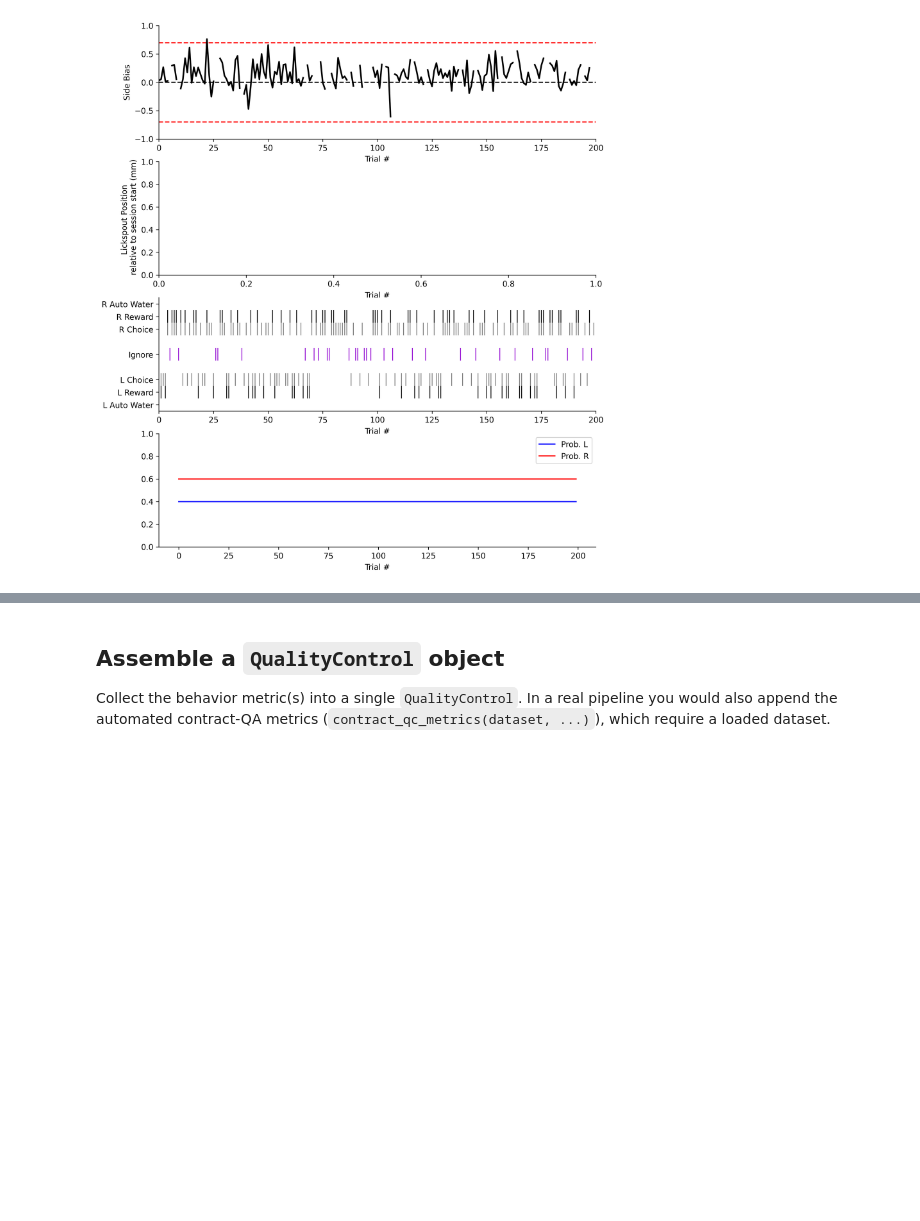
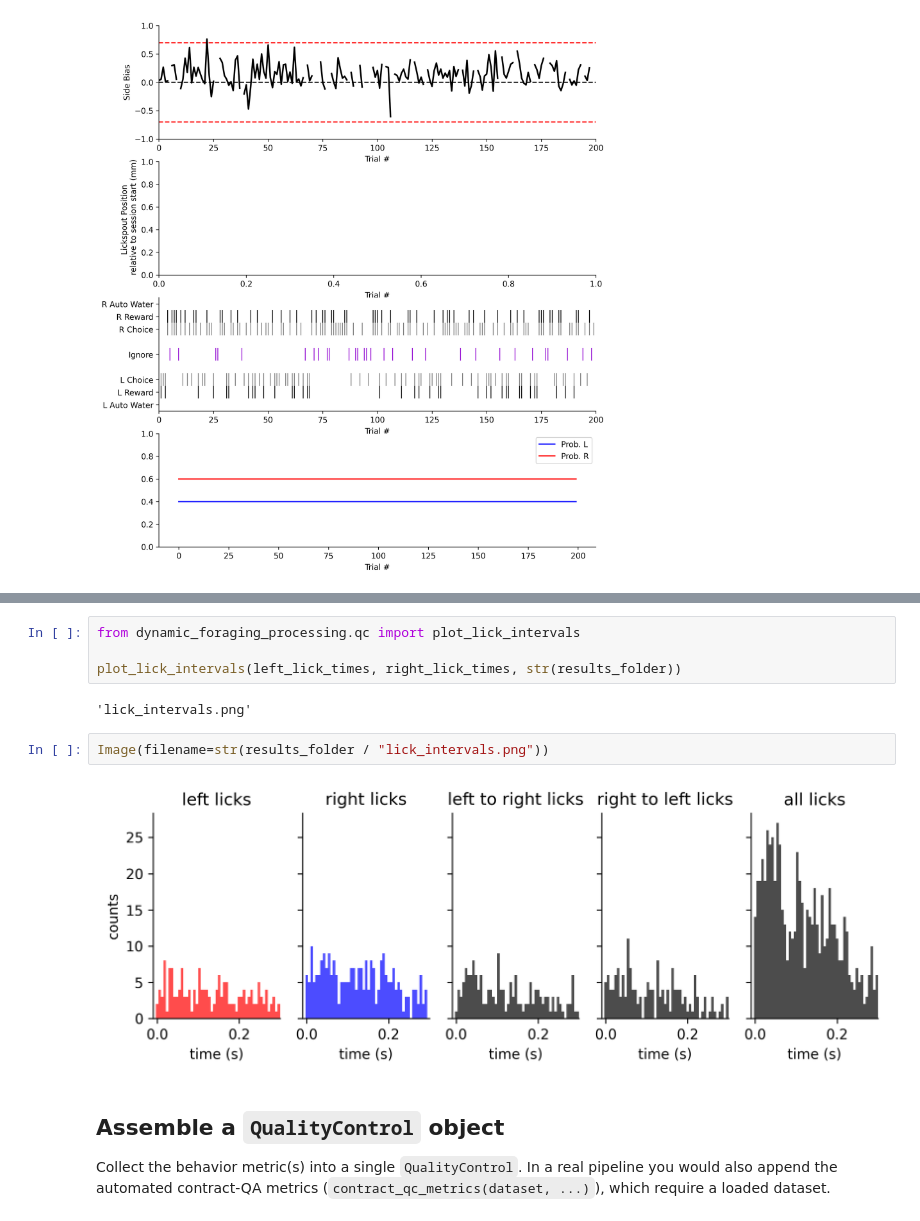
Before and after one commit to AllenNeuralDynamics/dynamic-foraging-processing, a Jupyter notebook: examples/qc_example.ipynb, the cells around one changed output, grey strips where cells are left out. Cells and saved outputs as stored; diff of their text form; blank space fills up the shorter version.

Commit message:
feat: add lick interval plot to example notebook

```diff
--- a/examples/qc_example.ipynb
+++ b/examples/qc_example.ipynb
@@ -121,3 +159,13 @@ Image(filename=str(results_folder / "side_bias.png"))
+# %%
+from dynamic_foraging_processing.qc import plot_lick_intervals
+
+plot_lick_intervals(left_lick_times, right_lick_times, str(results_folder))
+# %% [output]
+'lick_intervals.png'
+# %%
+Image(filename=str(results_folder / "lick_intervals.png"))
+# %% [output]
+[figure, added]
 # %% [markdown]
 ## Assemble a `QualityControl` object
 
```
Also changed, not shown: parts of 4 cells of this notebook.
